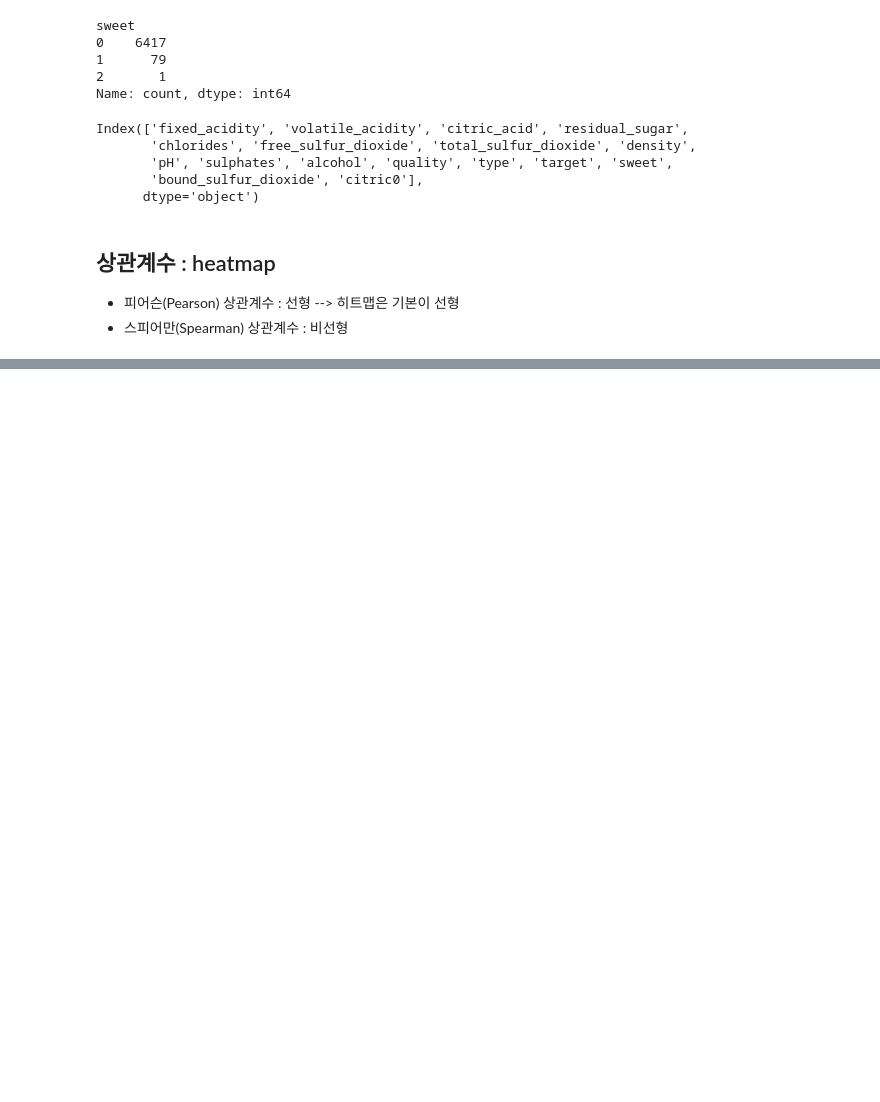
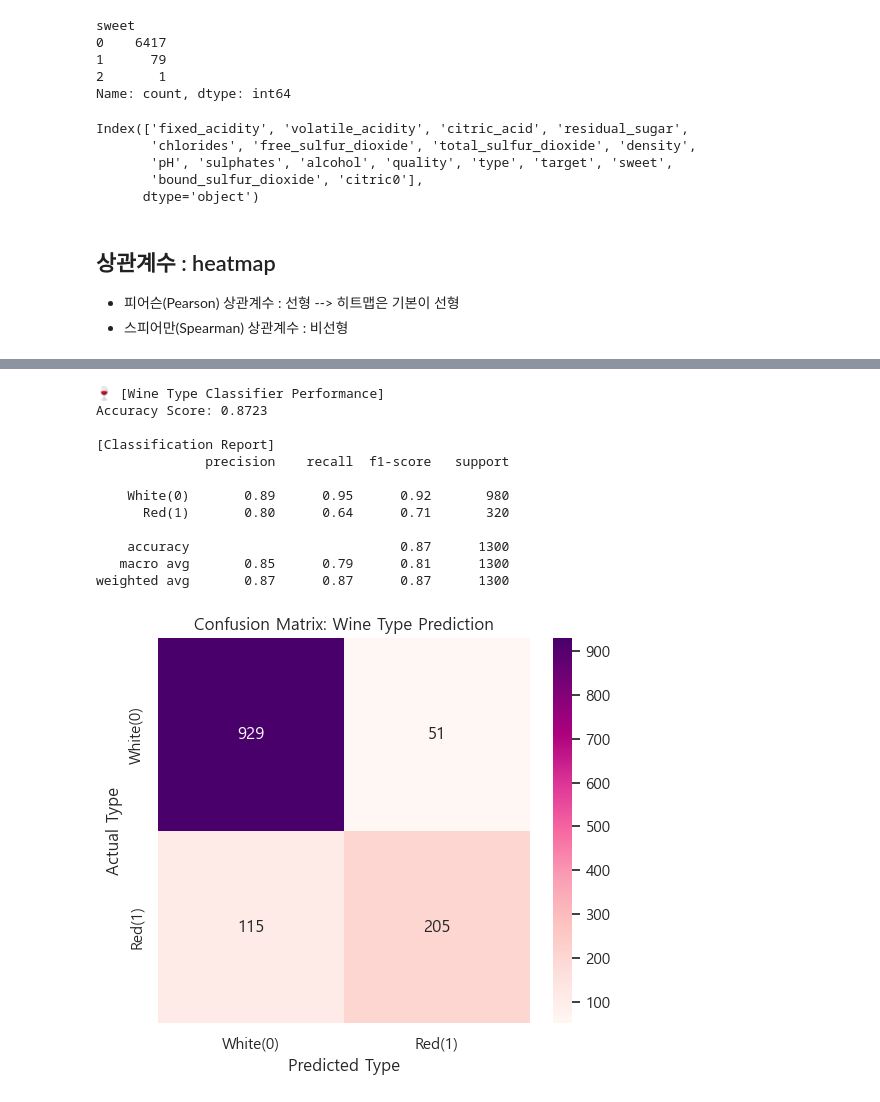
Before and after one commit to Kwonym0814/AIotDataAnalysis, a Jupyter notebook: workspace_python/ml/lec05_와인분류.ipynb, the cells around one changed output, grey strips where cells are left out. Saved outputs shown, nothing was run; the diff lists cells and outputs as text; code cells hidden in the pictures; blank space fills up the shorter version.

```diff
--- a/workspace_python/ml/lec05_와인분류.ipynb
+++ b/workspace_python/ml/lec05_와인분류.ipynb
@@ -583,2 +791,6 @@ best_pipe, best_score, X_train, X_test, y_train, y_test = train_and_evaluate(X_t
 # %%
-best_pipe, best_score, X_train, X_test, y_train, y_test = train_and_evaluate(X_train_full_log, X_test_log, y_train_full, y_test)
+from sklearn.metrics import classification_report, f1_score
+
+print(f"Final Combined Macro F1: {f1_score(y_test, y_final_pred, average='macro'):.4f}")
+print("\n[Final Classification Report]")
+print(classification_report(y_test, y_final_pred))
@@ -584,0 +814,38 @@ best_pipe, best_score, X_train, X_test, y_train, y_test = train_and_evaluate(X_t
+# %%
+
+# 1. 테스트 데이터에서 실제 타입과 예측 타입 준비
+y_type_true = X_test['type']  # 실제 정답 (1: Red, 0: White)
+X_test_no_type = X_test.drop(columns=['type', 'target', 'quality'], errors='ignore')
+y_type_pred = type_model.predict(X_test_no_type)
+
+# 2. 성능 리포트 출력 (함수명 accuracy_score로 수정 완료)
+print("🍷 [Wine Type Classifier Performance]")
+print(f"Accuracy Score: {accuracy_score(y_type_true, y_type_pred):.4f}")
+print("\n[Classification Report]")
+# 분석가님 설정(Red=1, White=0)에 맞춰 레이블 지정
+print(classification_report(y_type_true, y_type_pred, target_names=['White(0)', 'Red(1)']))
+
+# 3. 혼동 행렬(Confusion Matrix) 시각화
+plt.figure(figsize=(6, 5))
+cm_type = confusion_matrix(y_type_true, y_type_pred)
+sns.heatmap(cm_type, annot=True, fmt='d', cmap='RdPu',
+            xticklabels=['White(0)', 'Red(1)'],
+            yticklabels=['White(0)', 'Red(1)'])
+plt.title("Confusion Matrix: Wine Type Prediction")
+plt.xlabel("Predicted Type")
+plt.ylabel("Actual Type")
+plt.show()
+# %% [output]
+🍷 [Wine Type Classifier Performance]
+Accuracy Score: 0.8723
+
+[Classification Report]
+              precision    recall  f1-score   support
+
+    White(0)       0.89      0.95      0.92       980
+      Red(1)       0.80      0.64      0.71       320
+
+    accuracy                           0.87      1300
+   macro avg       0.85      0.79      0.81      1300
+weighted avg       0.87      0.87      0.87      1300
+[figure, added]
```
Also changed, not shown: parts of 30 cells of this notebook, 6 other files.
